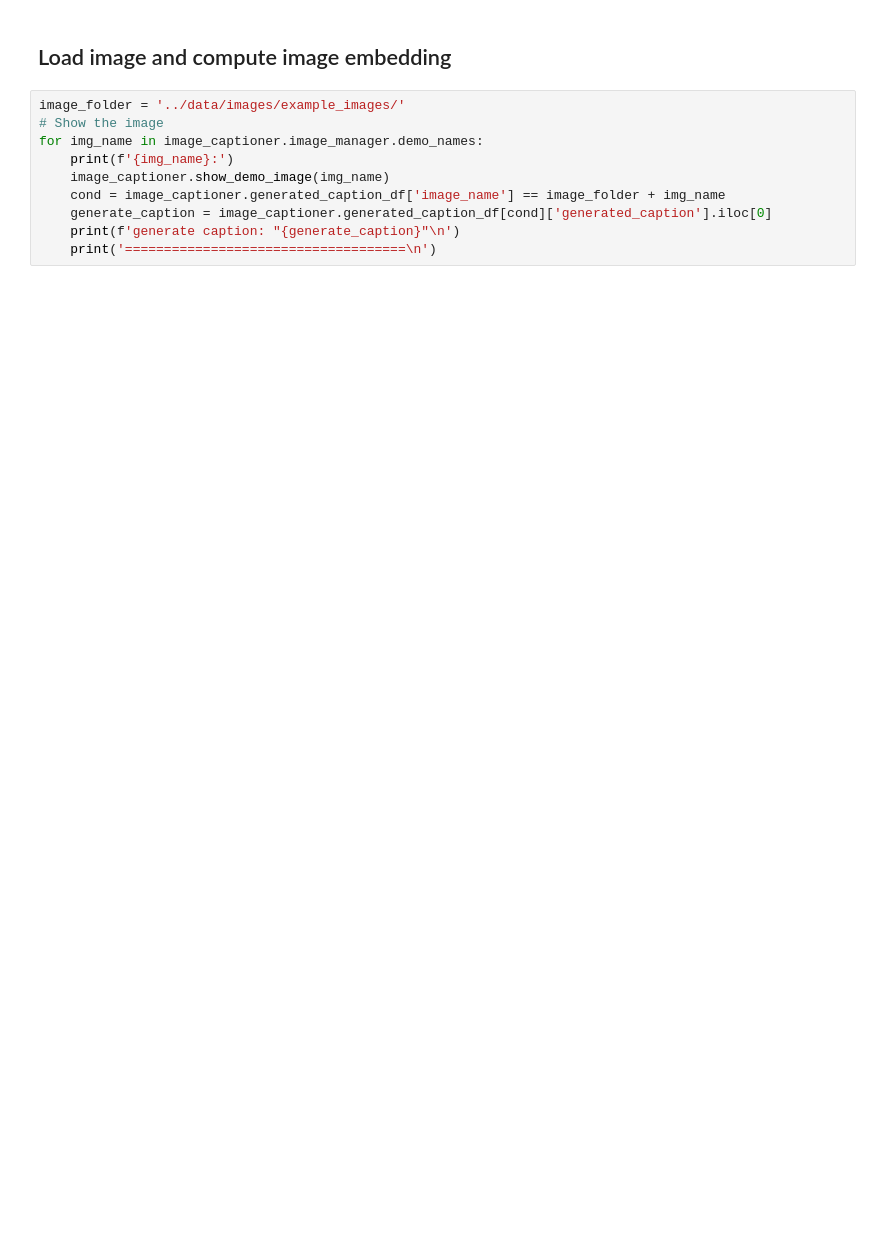
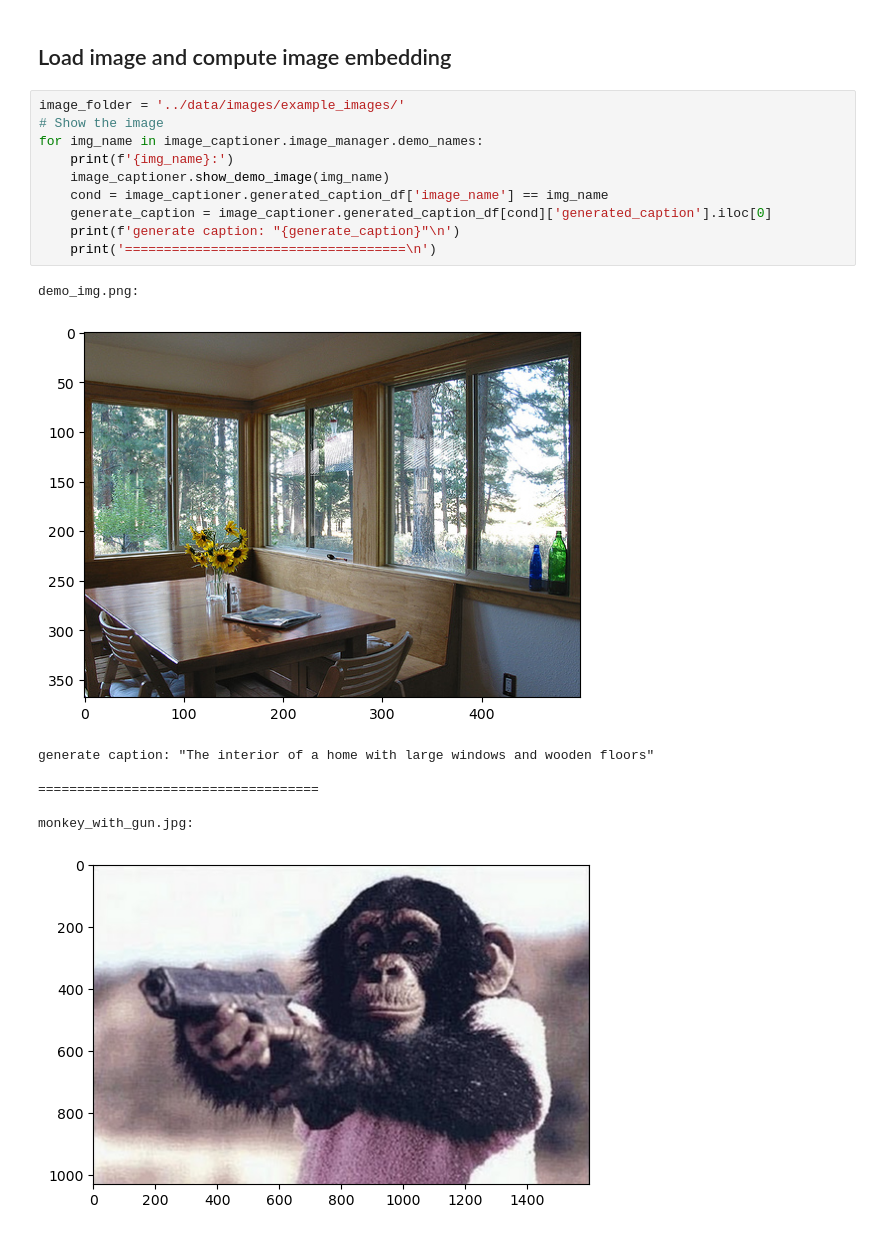
Before and after one commit to milenakapralova/socraticmodels, a Jupyter notebook: notebooks/demo_improved.ipynb, the cells around one changed output. Drawn from its saved outputs; the diff is of its cells as text; blank space fills up the shorter version.

```diff
--- a/notebooks/demo_improved.ipynb
+++ b/notebooks/demo_improved.ipynb
@@ -29,10 +49,19 @@ image_captioner.main()
 # %%
 image_folder = '../data/images/example_images/'
 # Show the image
 for img_name in image_captioner.image_manager.demo_names:
     print(f'{img_name}:')
     image_captioner.show_demo_image(img_name)
-    cond = image_captioner.generated_caption_df['image_name'] == image_folder + img_name
+    cond = image_captioner.generated_caption_df['image_name'] == img_name
     generate_caption = image_captioner.generated_caption_df[cond]['generated_caption'].iloc[0]
     print(f'generate caption: "{generate_caption}"\n')
     print('====================================\n')
+# %% [output]
+demo_img.png:
+[figure, added]
+generate caption: "The interior of a home with large windows and wooden floors"
+
+====================================
+
+monkey_with_gun.jpg:
+[figure, added]
```
Also changed, not shown: parts of 3 cells of this notebook, 7 other files.
